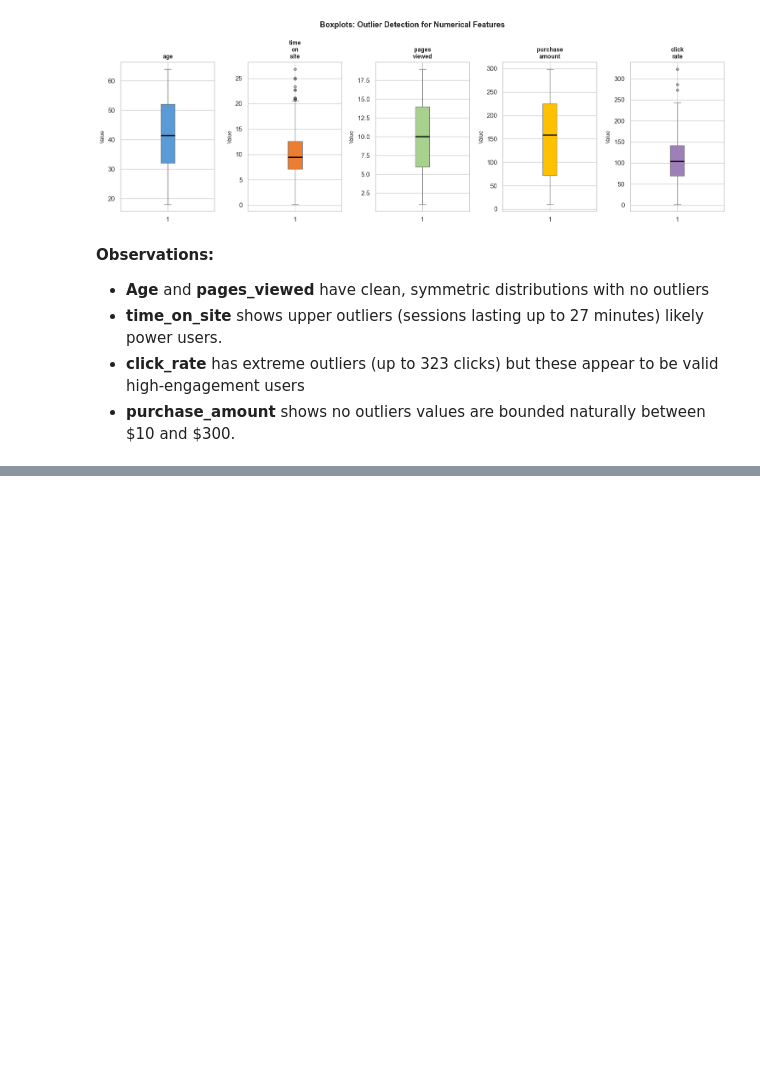
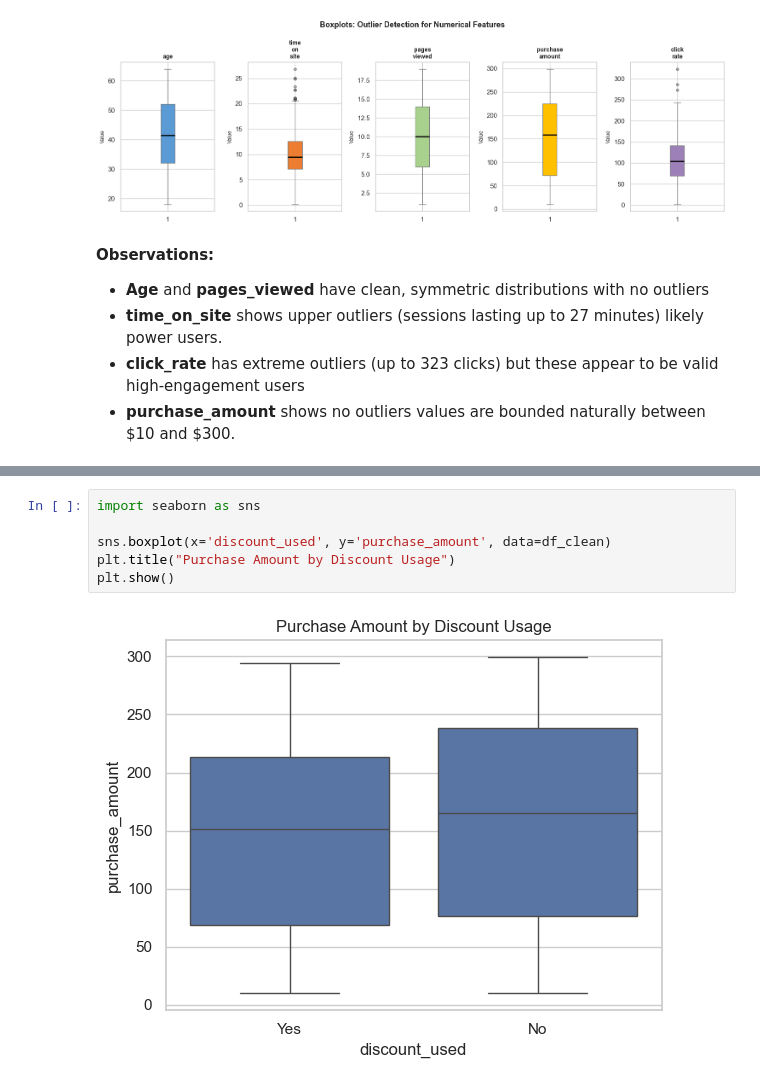
Before and after one commit to janajawabreh267/Data_Science_Project, a Jupyter notebook: notebooks/analysis.ipynb, the cells around one changed output, grey strips where cells are left out. Cells and saved outputs as stored; diff of their text form; blank space fills up the shorter version.

```diff
--- a/notebooks/analysis.ipynb
+++ b/notebooks/analysis.ipynb
@@ -348,0 +421,8 @@ plt.show()
+# %%
+import seaborn as sns
+
+sns.boxplot(x='discount_used', y='purchase_amount', data=df_clean)
+plt.title("Purchase Amount by Discount Usage")
+plt.show()
+# %% [output]
+[figure, added]
```
Also changed, not shown: parts of 22 cells of this notebook.
